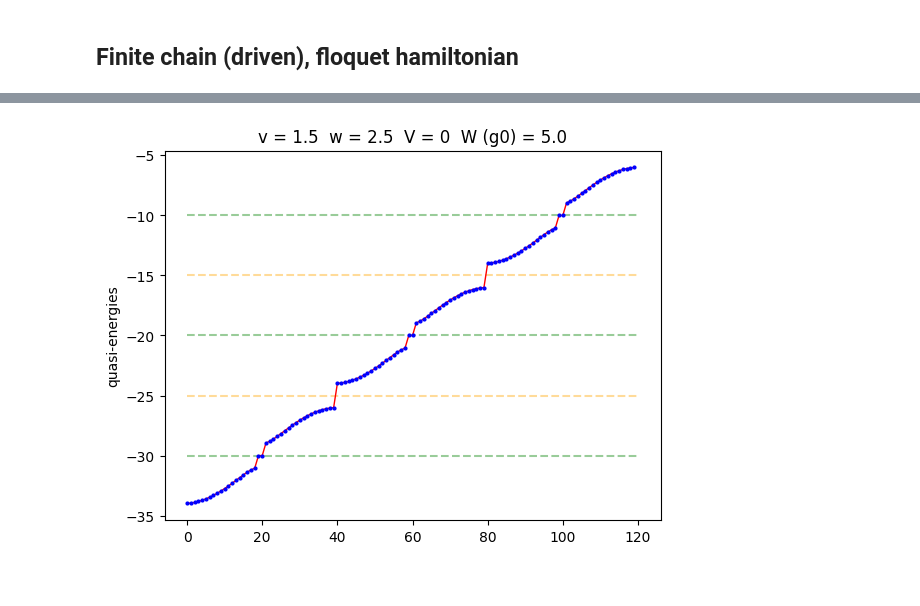
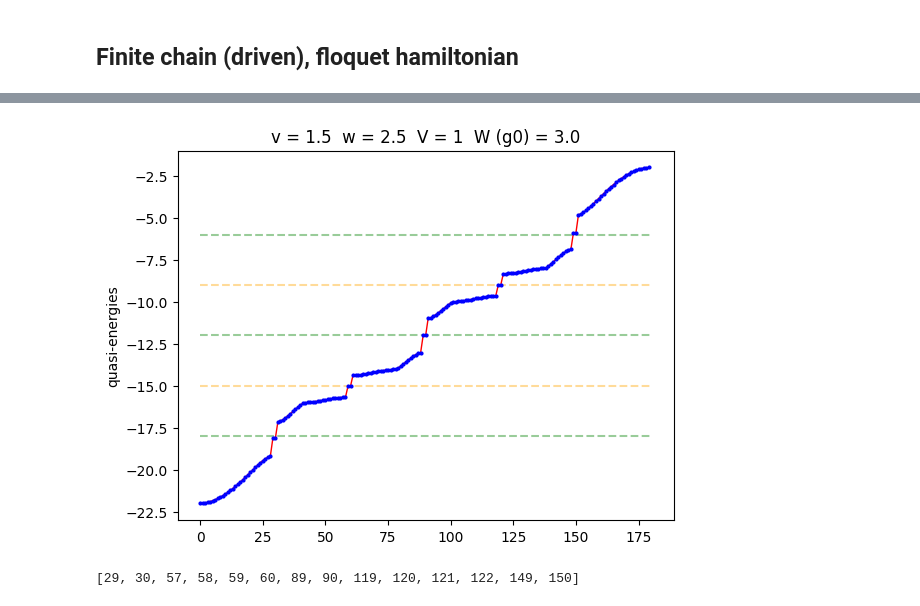
Before and after one commit to shellpwner/drivenSSH, a Jupyter notebook: drivenSSH.ipynb, the cells around one changed output, grey strips where cells are left out. Cells and saved outputs as stored; diff of their text form; code cells hidden in the pictures.

```diff
--- a/drivenSSH.ipynb
+++ b/drivenSSH.ipynb
@@ -311,9 +292,9 @@ g0 = 2
 delta = -0.5
 v = g0 + delta
 w = g0 - delta
-V = 0
-W = 5*g0
-N = 20
+V = 1
+W = 3*g0
+N = 30
 replicas = 3
 
 h = Hf(N, replicas, v, w, V, W)
@@ -329,15 +310,19 @@ for i in range(len(eig)-1):
 gaps = [-W, -2*W, -3*W, -3*W/2, -5*W/2]
 # %%
 fig, ax = plt.subplots(1)
-ax.hlines(y=[-W, -2*W, -3*W], xmin=0, xmax=120, color = 'green', linestyle='--', alpha=0.4)
-ax.hlines(y=[-3*W/2, -5*W/2], xmin=0, xmax=120, color = 'orange', linestyle='--', alpha=0.4)
+ax.hlines(y=[-W, -2*W, -3*W], xmin=0, xmax=N*2*replicas, color = 'green', linestyle='--', alpha=0.4)
+ax.hlines(y=[-3*W/2, -5*W/2], xmin=0, xmax=N*2*replicas, color = 'orange', linestyle='--', alpha=0.4)
 # ax.hlines(y=bulkmodes, xmin=60, xmax=120, color = 'orange', linestyle='--', alpha=0.4)
 ax.plot(eig, 'r-', linewidth=1)
 ax.plot(eig, 'bo', markersize=2)
 plt.ylabel('quasi-energies')
 tit = 'v = ' + str(v) + '  w = ' + str(w) + '  V = ' +str(V) + '  W (g0) = ' + str(W/g0)
 plt.title(tit)
-# plt.show()
-plt.savefig('eigs/'+tit+'.png')
+plt.show()
+# plt.savefig('eigs/'+tit+'.png')
 # %% [output]
-[figure, old version]
+[figure, new version]
+# %%
+edgeindex
+# %% [output]
+[29, 30, 57, 58, 59, 60, 89, 90, 119, 120, 121, 122, 149, 150]
```
Also changed, not shown: parts of 7 cells of this notebook, 3 other files.
